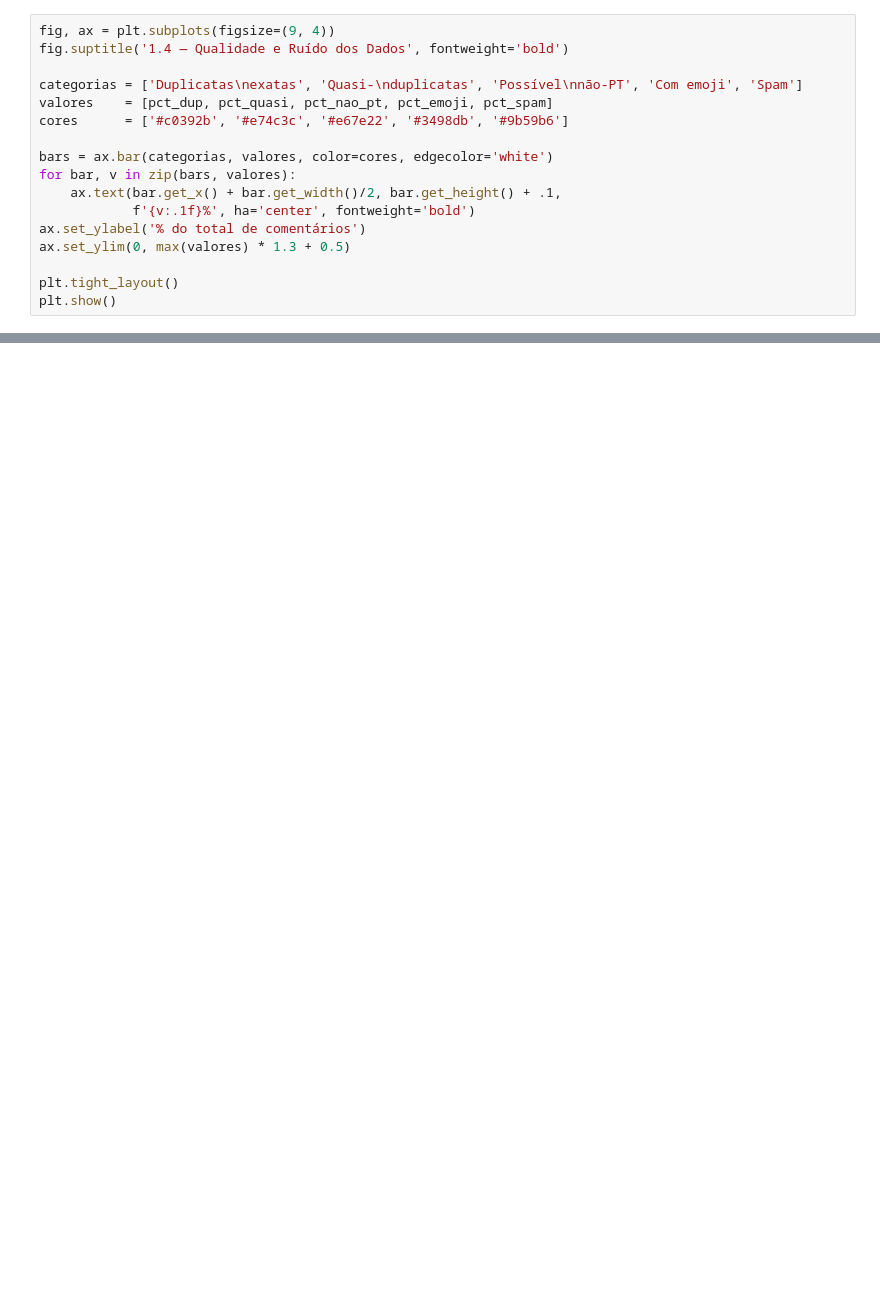
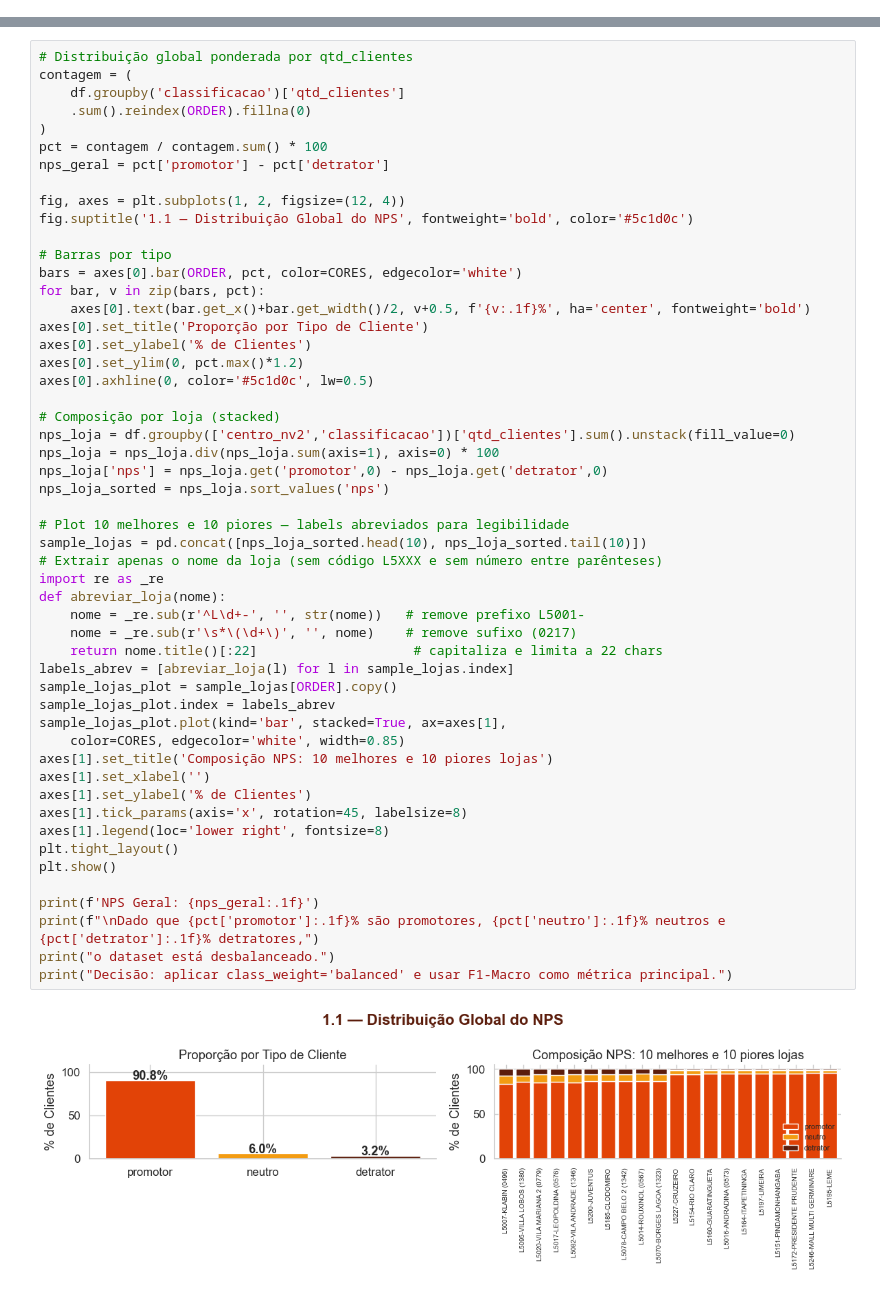
Before and after one commit to LeleNascimennto/swift_analytics, a Jupyter notebook: EDA_NPS_Swift.ipynb, the cells around one changed output, grey strips where cells are left out. Drawn from its saved outputs; the diff is of its cells as text; blank space fills up the shorter version.

```diff
--- a/EDA_NPS_Swift.ipynb
+++ b/EDA_NPS_Swift.ipynb
@@ -694,17 +0,0 @@ Nota: detecção baseada em stopwords PT. Para produção, use a biblioteca lang
-# %%
-fig, ax = plt.subplots(figsize=(9, 4))
-fig.suptitle('1.4 — Qualidade e Ruído dos Dados', fontweight='bold')
-
-categorias = ['Duplicatas\nexatas', 'Quasi-\nduplicatas', 'Possível\nnão-PT', 'Com emoji', 'Spam']
-valores    = [pct_dup, pct_quasi, pct_nao_pt, pct_emoji, pct_spam]
-cores      = ['#c0392b', '#e74c3c', '#e67e22', '#3498db', '#9b59b6']
-
-bars = ax.bar(categorias, valores, color=cores, edgecolor='white')
-for bar, v in zip(bars, valores):
-    ax.text(bar.get_x() + bar.get_width()/2, bar.get_height() + .1,
-            f'{v:.1f}%', ha='center', fontweight='bold')
-ax.set_ylabel('% do total de comentários')
-ax.set_ylim(0, max(valores) * 1.3 + 0.5)
-
-plt.tight_layout()
-plt.show()
@@ -992,0 +197,54 @@ Decisão: escalar para BERTimbau; antecipar erros em comentários ambíguos na E
+# %%
+# Distribuição global ponderada por qtd_clientes
+contagem = (
+    df.groupby('classificacao')['qtd_clientes']
+    .sum().reindex(ORDER).fillna(0)
+)
+pct = contagem / contagem.sum() * 100
+nps_geral = pct['promotor'] - pct['detrator']
+
+fig, axes = plt.subplots(1, 2, figsize=(12, 4))
+fig.suptitle('1.1 — Distribuição Global do NPS', fontweight='bold', color='#5c1d0c')
+
+# Barras por tipo
+bars = axes[0].bar(ORDER, pct, color=CORES, edgecolor='white')
+for bar, v in zip(bars, pct):
+    axes[0].text(bar.get_x()+bar.get_width()/2, v+0.5, f'{v:.1f}%', ha='center', fontweight='bold')
+axes[0].set_title('Proporção por Tipo de Cliente')
+axes[0].set_ylabel('% de Clientes')
+axes[0].set_ylim(0, pct.max()*1.2)
+axes[0].axhline(0, color='#5c1d0c', lw=0.5)
+
+# Composição por loja (stacked)
+nps_loja = df.groupby(['centro_nv2','classificacao'])['qtd_clientes'].sum().unstack(fill_value=0)
+nps_loja = nps_loja.div(nps_loja.sum(axis=1), axis=0) * 100
+nps_loja['nps'] = nps_loja.get('promotor',0) - nps_loja.get('detrator',0)
+nps_loja_sorted = nps_loja.sort_values('nps')
+
+# Plot 10 melhores e 10 piores — labels abreviados para legibilidade
+sample_lojas = pd.concat([nps_loja_sorted.head(10), nps_loja_sorted.tail(10)])
+# Extrair apenas o nome da loja (sem código L5XXX e sem número entre parênteses)
+import re as _re
+def abreviar_loja(nome):
+    nome = _re.sub(r'^L\d+-', '', str(nome))   # remove prefixo L5001-
+    nome = _re.sub(r'\s*\(\d+\)', '', nome)    # remove sufixo (0217)
+    return nome.title()[:22]                    # capitaliza e limita a 22 chars
+labels_abrev = [abreviar_loja(l) for l in sample_lojas.index]
+sample_lojas_plot = sample_lojas[ORDER].copy()
+sample_lojas_plot.index = labels_abrev
+sample_lojas_plot.plot(kind='bar', stacked=True, ax=axes[1],
+    color=CORES, edgecolor='white', width=0.85)
+axes[1].set_title('Composição NPS: 10 melhores e 10 piores lojas')
+axes[1].set_xlabel('')
+axes[1].set_ylabel('% de Clientes')
+axes[1].tick_params(axis='x', rotation=45, labelsize=8)
+axes[1].legend(loc='lower right', fontsize=8)
+plt.tight_layout()
+plt.show()
+
+print(f'NPS Geral: {nps_geral:.1f}')
+print(f"\nDado que {pct['promotor']:.1f}% são promotores, {pct['neutro']:.1f}% neutros e {pct['detrator']:.1f}% detratores,")
+print("o dataset está desbalanceado.")
+print("Decisão: aplicar class_weight='balanced' e usar F1-Macro como métrica principal.")
+# %% [output]
+[figure, added]
```
Also changed, not shown: parts of 102 cells of this notebook, 6 other files.
